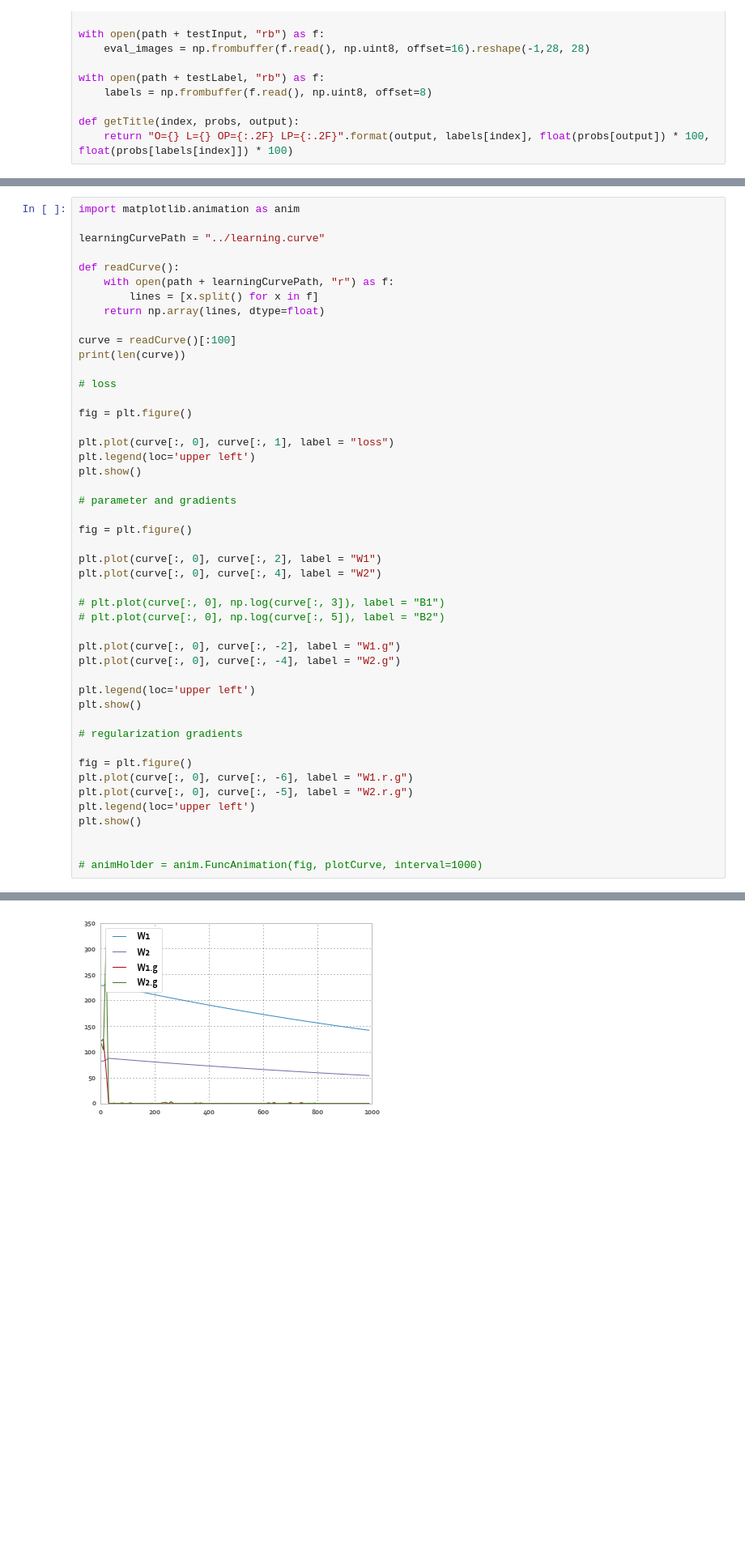
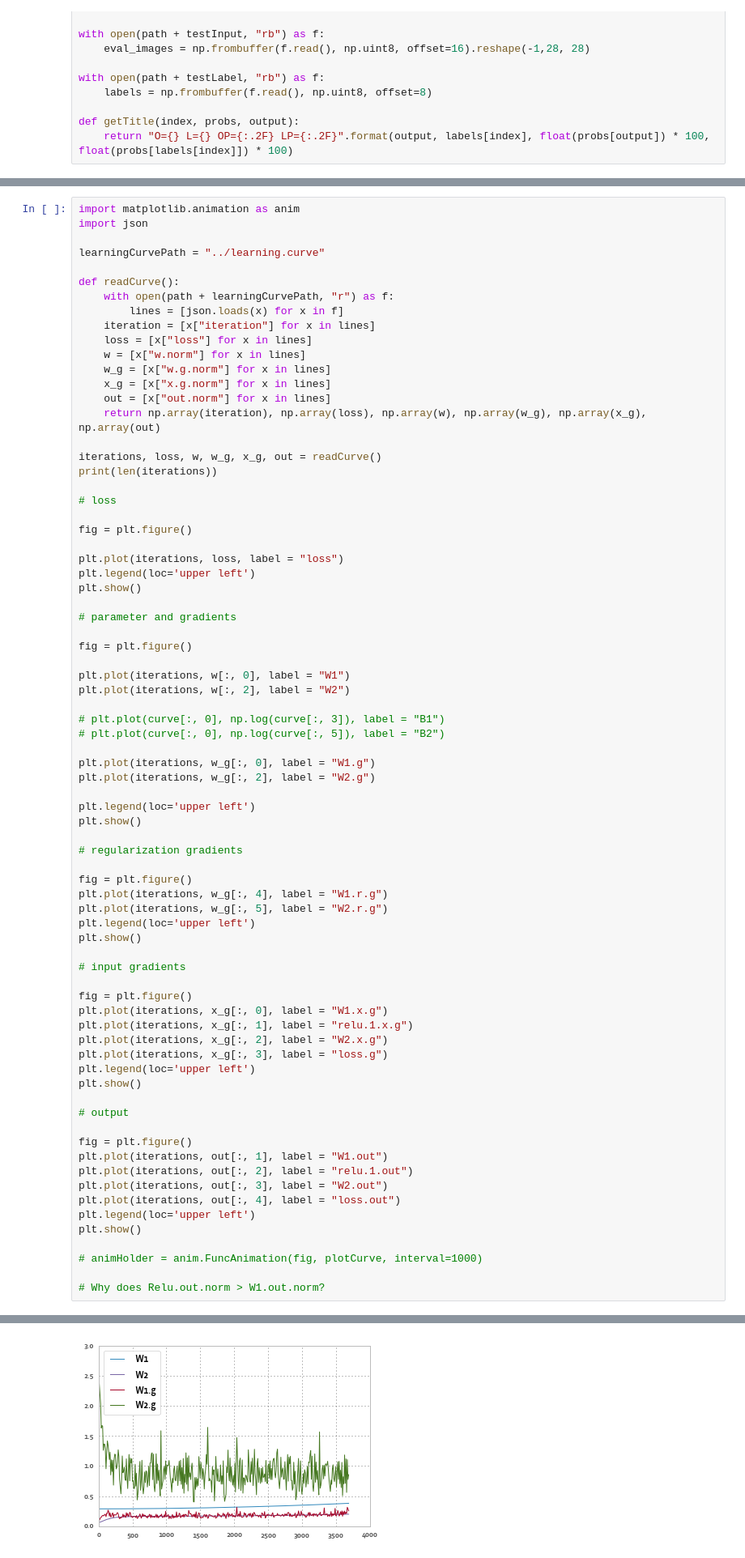
Before and after one commit to liux0229/scratch, a Jupyter notebook: mnist/MNIST.ipynb, the cells around one changed output, grey strips where cells are left out. Shown: that part at 81% size. Cells and saved outputs as stored; diff of their text form; blank space fills up the shorter version.

Commit message:
More debug information for learning curve
Summary:

Test Plan:

Reviewers:

Subscribers:

Tasks:

Tags:

```diff
--- a/mnist/MNIST.ipynb
+++ b/mnist/MNIST.ipynb
@@ -38,22 +38,29 @@ with open(path + evalPath, "r") as f:
 [figure]
 # %%
 import matplotlib.animation as anim
+import json
 
 learningCurvePath = "../learning.curve"
 
 def readCurve():
     with open(path + learningCurvePath, "r") as f:
-        lines = [x.split() for x in f]
-    return np.array(lines, dtype=float)
+        lines = [json.loads(x) for x in f]
+    iteration = [x["iteration"] for x in lines]
+    loss = [x["loss"] for x in lines]
+    w = [x["w.norm"] for x in lines]
+    w_g = [x["w.g.norm"] for x in lines]
+    x_g = [x["x.g.norm"] for x in lines]
+    out = [x["out.norm"] for x in lines]
+    return np.array(iteration), np.array(loss), np.array(w), np.array(w_g), np.array(x_g), np.array(out)
 
-curve = readCurve()[:100]
-print(len(curve))
+iterations, loss, w, w_g, x_g, out = readCurve()
+print(len(iterations))
 
 # loss
 
 fig = plt.figure()
 
-plt.plot(curve[:, 0], curve[:, 1], label = "loss")
+plt.plot(iterations, loss, label = "loss")
 plt.legend(loc='upper left')
 plt.show()
 
@@ -61,14 +68,14 @@ plt.show()
 
 fig = plt.figure()
 
-plt.plot(curve[:, 0], curve[:, 2], label = "W1")
-plt.plot(curve[:, 0], curve[:, 4], label = "W2")
+plt.plot(iterations, w[:, 0], label = "W1")
+plt.plot(iterations, w[:, 2], label = "W2")
 
 # plt.plot(curve[:, 0], np.log(curve[:, 3]), label = "B1")
 # plt.plot(curve[:, 0], np.log(curve[:, 5]), label = "B2")
 
-plt.plot(curve[:, 0], curve[:, -2], label = "W1.g")
-plt.plot(curve[:, 0], curve[:, -4], label = "W2.g")
+plt.plot(iterations, w_g[:, 0], label = "W1.g")
+plt.plot(iterations, w_g[:, 2], label = "W2.g")
 
 plt.legend(loc='upper left')
 plt.show()
@@ -76,11 +83,32 @@ plt.show()
 # regularization gradients
 
 fig = plt.figure()
-plt.plot(curve[:, 0], curve[:, -6], label = "W1.r.g")
-plt.plot(curve[:, 0], curve[:, -5], label = "W2.r.g")
+plt.plot(iterations, w_g[:, 4], label = "W1.r.g")
+plt.plot(iterations, w_g[:, 5], label = "W2.r.g")
 plt.legend(loc='upper left')
 plt.show()
 
+# input gradients
+
+fig = plt.figure()
+plt.plot(iterations, x_g[:, 0], label = "W1.x.g")
+plt.plot(iterations, x_g[:, 1], label = "relu.1.x.g")
+plt.plot(iterations, x_g[:, 2], label = "W2.x.g")
+plt.plot(iterations, x_g[:, 3], label = "loss.g")
+plt.legend(loc='upper left')
+plt.show()
+
+# output
+
+fig = plt.figure()
+plt.plot(iterations, out[:, 1], label = "W1.out")
+plt.plot(iterations, out[:, 2], label = "relu.1.out")
+plt.plot(iterations, out[:, 3], label = "W2.out")
+plt.plot(iterations, out[:, 4], label = "loss.out")
+plt.legend(loc='upper left')
+plt.show()
 
 # animHolder = anim.FuncAnimation(fig, plotCurve, interval=1000)
+
+# Why does Relu.out.norm > W1.out.norm?
 # %% [output]
@@ -89 +117 @@ plt.show()
-[figure, old version]
+[figure, new version]
```
Also changed, not shown: parts of 1 cell of this notebook, 8 other files.
